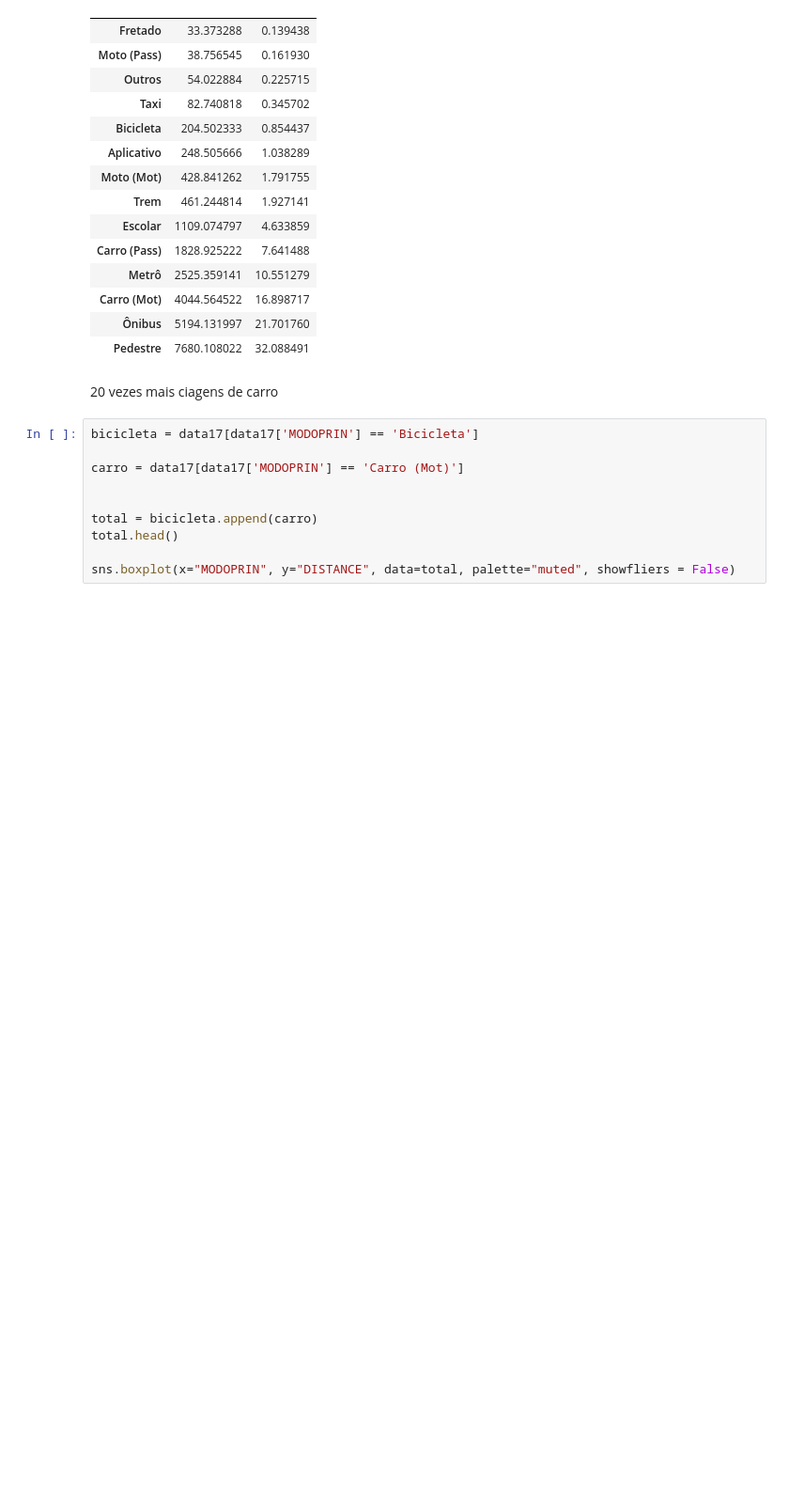
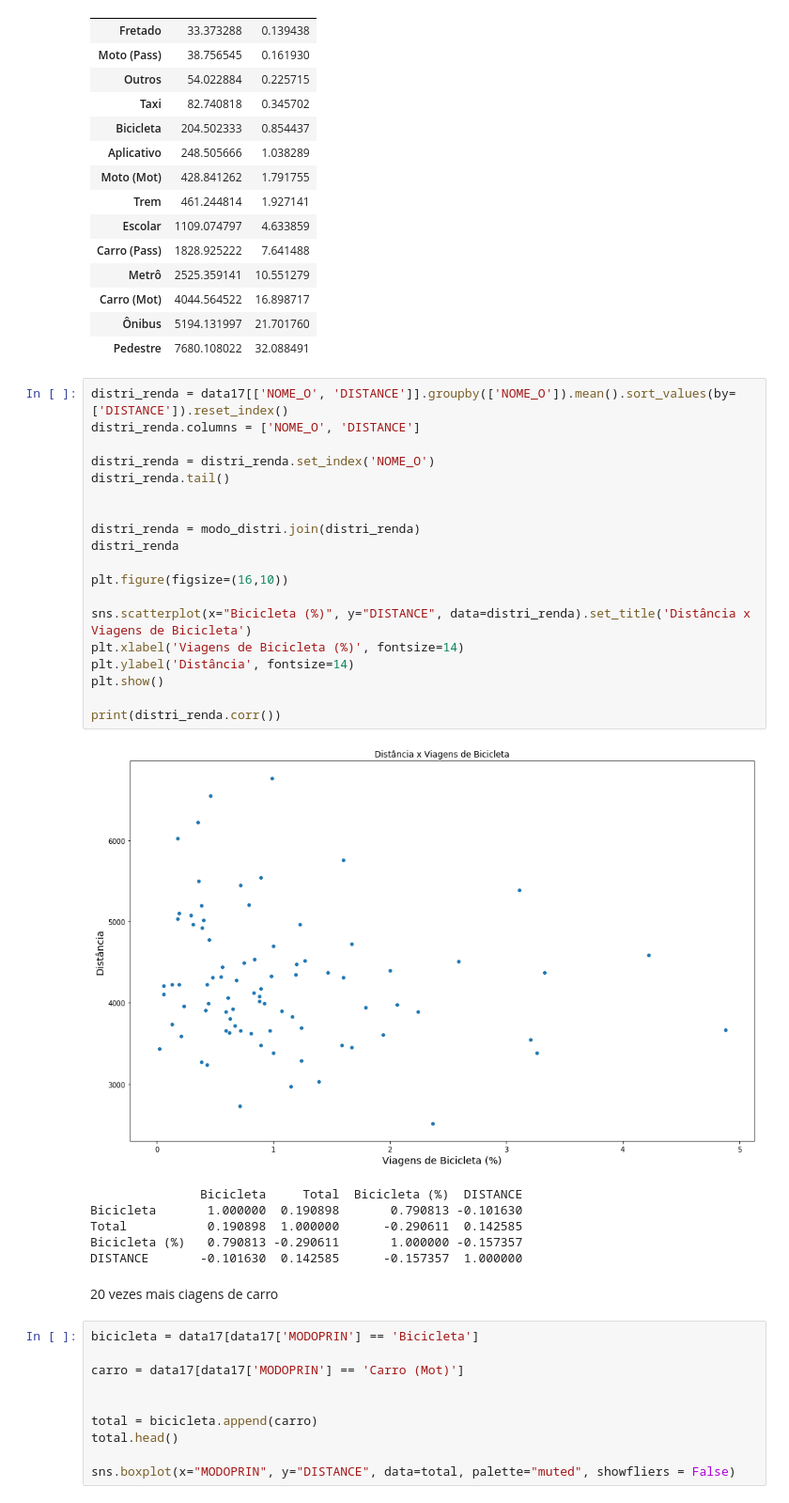
Before and after one commit to ezambomsantana/analise_od, a Jupyter notebook: notebook/Bike Analysis.ipynb, the cells around one changed output. Shown at 94% size. Drawn from its saved outputs; the diff is of its cells as text; blank space fills up the shorter version.

```diff
--- a/notebook/Bike Analysis.ipynb
+++ b/notebook/Bike Analysis.ipynb
@@ -267,6 +271,32 @@ conj17
 | Carro (Mot) | 4044.564522 | 16.898717 |
 | Ônibus | 5194.131997 | 21.701760 |
 | Pedestre | 7680.108022 | 32.088491 |
+# %%
+distri_renda = data17[['NOME_O', 'DISTANCE']].groupby(['NOME_O']).mean().sort_values(by=['DISTANCE']).reset_index()
+distri_renda.columns = ['NOME_O', 'DISTANCE']
+
+distri_renda = distri_renda.set_index('NOME_O')
+distri_renda.tail()
+
+
+distri_renda = modo_distri.join(distri_renda)
+distri_renda
+
+plt.figure(figsize=(16,10))
+
+sns.scatterplot(x="Bicicleta (%)", y="DISTANCE", data=distri_renda).set_title('Distância x Viagens de Bicicleta')
+plt.xlabel('Viagens de Bicicleta (%)', fontsize=14)
+plt.ylabel('Distância', fontsize=14)
+plt.show()
+
+print(distri_renda.corr())
+# %% [output]
+[figure, added]
+               Bicicleta     Total  Bicicleta (%)  DISTANCE
+Bicicleta       1.000000  0.190898       0.790813 -0.101630
+Total           0.190898  1.000000      -0.290611  0.142585
+Bicicleta (%)   0.790813 -0.290611       1.000000 -0.157357
+DISTANCE       -0.101630  0.142585      -0.157357  1.000000
 # %% [markdown]
 20 vezes mais ciagens de carro
 # %%
```
Also changed, not shown: parts of 1 cell of this notebook, 4 other files.
